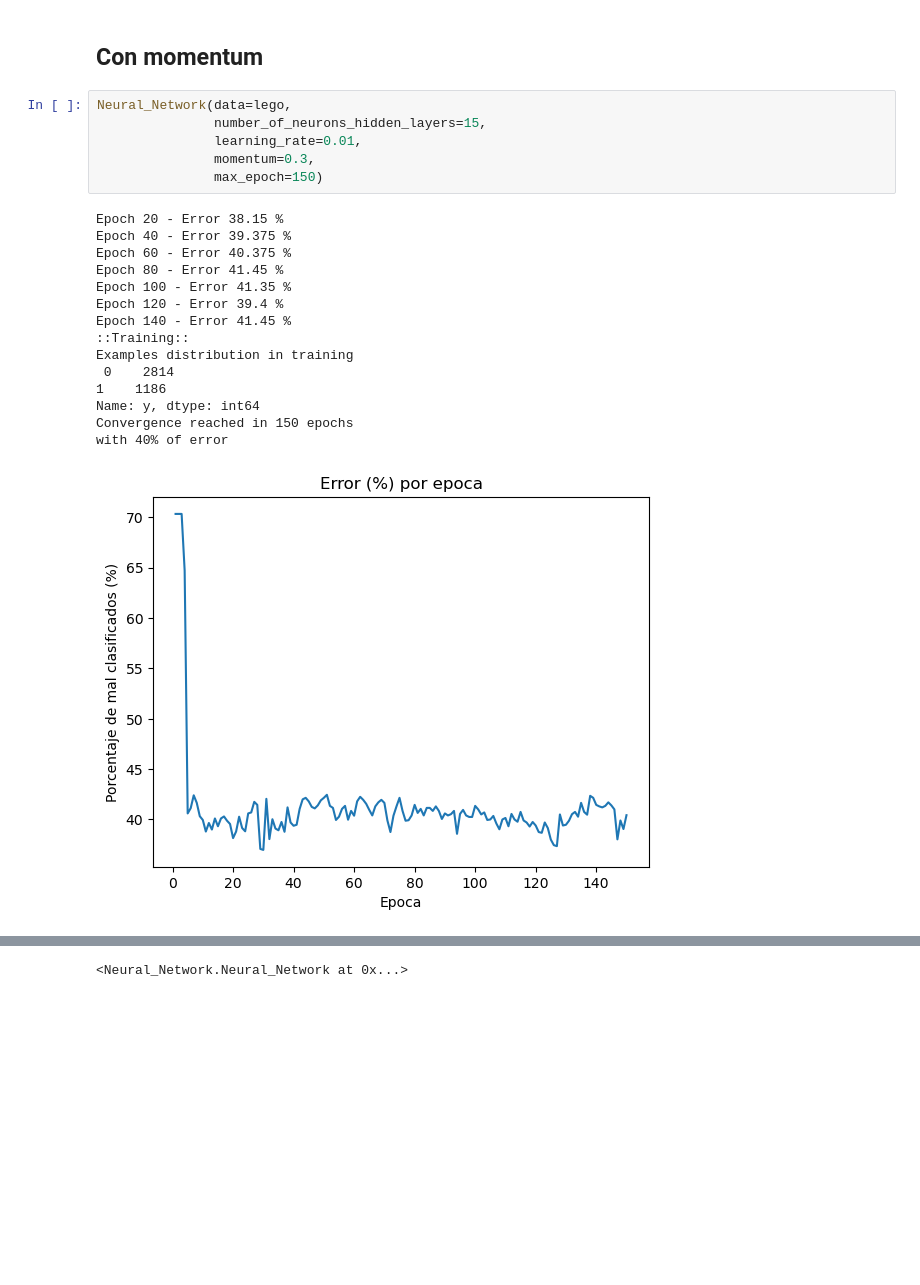
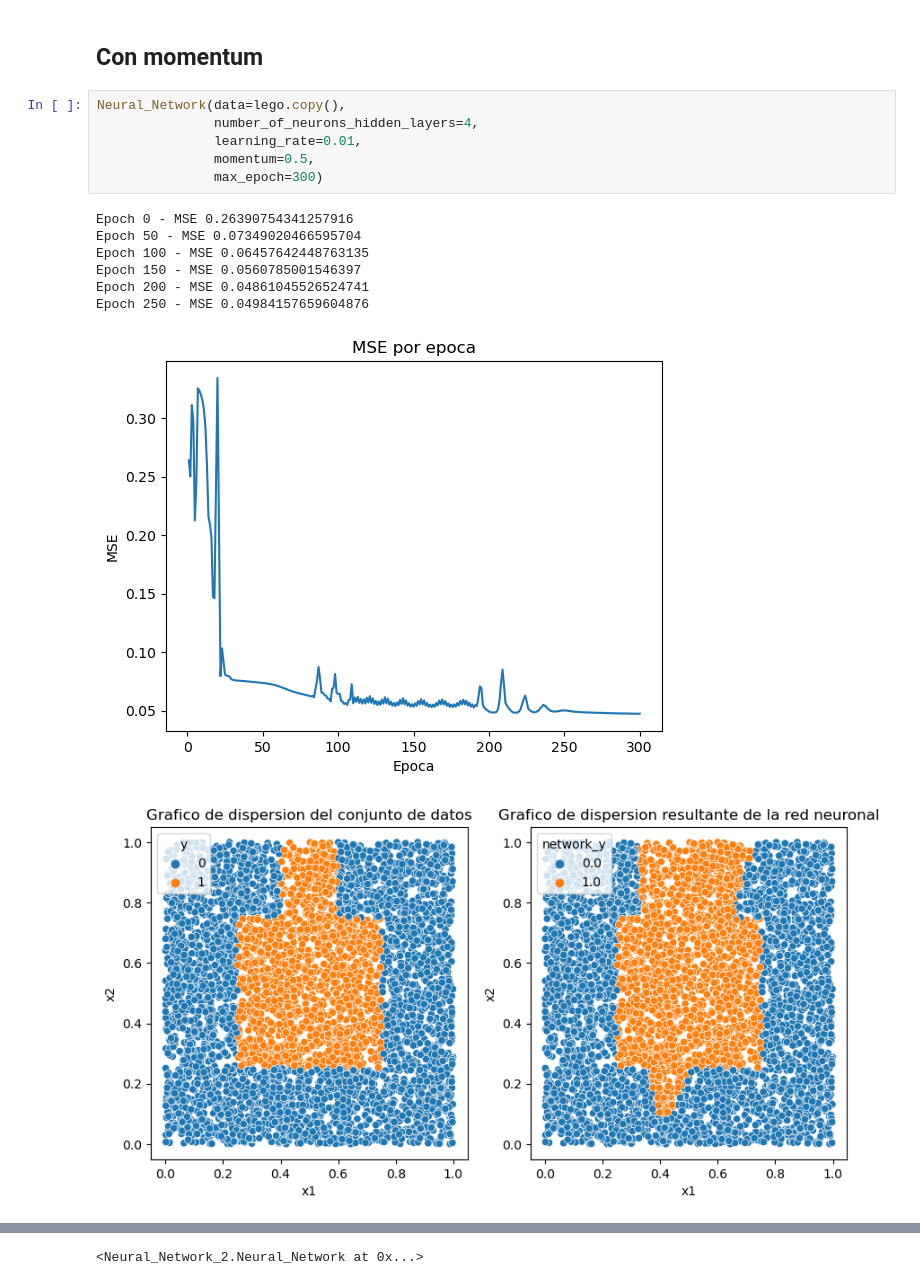
Before and after one commit to danielrobapaz/Redes_neuronales, a Jupyter notebook: Tarea_3/testing.ipynb, the cells around one changed output, grey strips where cells are left out. Drawn from its saved outputs; the diff is of its cells as text; blank space fills up the shorter version.

```diff
--- a/Tarea_3/testing.ipynb
+++ b/Tarea_3/testing.ipynb
@@ -12,24 +13,17 @@ Name: y, dtype: float64
 # %% [markdown]
 ## Con momentum
 # %%
-Neural_Network(data=lego,
-               number_of_neurons_hidden_layers=15,
+Neural_Network(data=lego.copy(),
+               number_of_neurons_hidden_layers=4,
                learning_rate=0.01,
-               momentum=0.3,
-               max_epoch=150)
+               momentum=0.5,
+               max_epoch=300)
 # %% [output]
-Epoch 20 - Error 38.15 %
-Epoch 40 - Error 39.375 %
-Epoch 60 - Error 40.375 %
-Epoch 80 - Error 41.45 %
-Epoch 100 - Error 41.35 %
-Epoch 120 - Error 39.4 %
-Epoch 140 - Error 41.45 %
-::Training::
-Examples distribution in training
- 0    2814
-1    1186
-Name: y, dtype: int64
-Convergence reached in 150 epochs
-with 40% of error
+Epoch 0 - MSE 0.26390754341257916
+Epoch 50 - MSE 0.07349020466595704
+Epoch 100 - MSE 0.06457642448763135
+Epoch 150 - MSE 0.0560785001546397
+Epoch 200 - MSE 0.04861045526524741
+Epoch 250 - MSE 0.04984157659604876
-[figure, old version]
+[figure, new version]
+[figure, new version]
@@ -43 +36 @@ Number of bad clasified examples: 451 (45.1 %)
-<Neural_Network.Neural_Network at 0x...>
+<Neural_Network_2.Neural_Network at 0x...>
```
Also changed, not shown: parts of 3 cells of this notebook, 2 other files.
